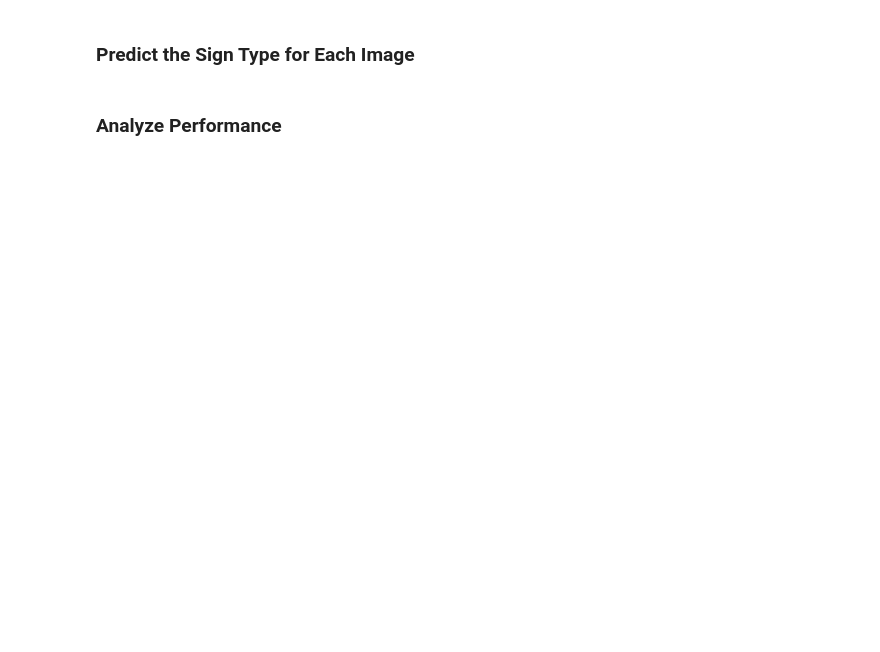
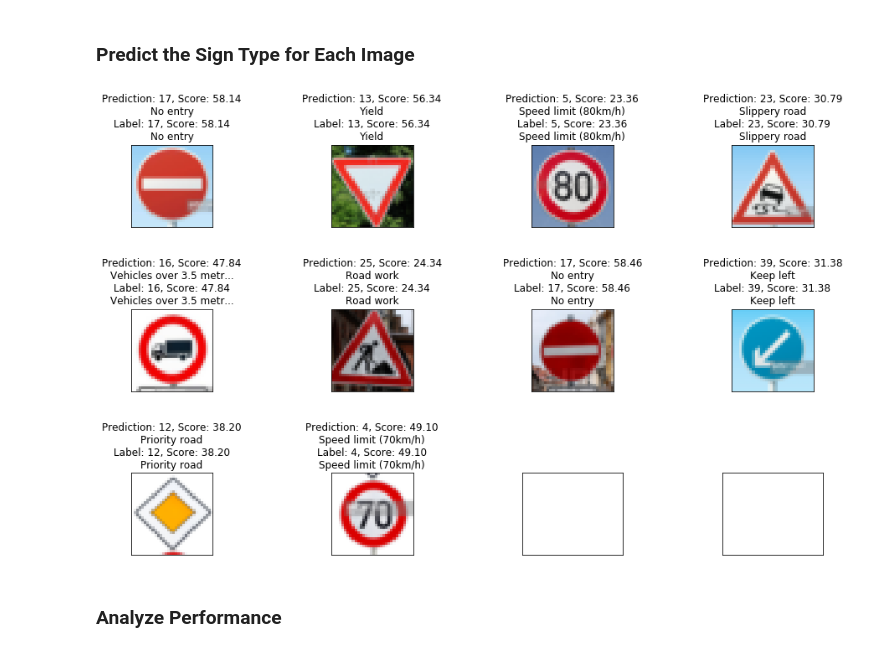
Before and after one commit to shonkatzenberger/sdc_proj_2, a Jupyter notebook: Traffic_Sign_Classifier.ipynb, the cells around one changed output. Cells and saved outputs as stored; diff of their text form; code cells hidden in the pictures; blank space fills up the shorter version.

```diff
--- a/Traffic_Sign_Classifier.ipynb
+++ b/Traffic_Sign_Classifier.ipynb
@@ -390,9 +550,9 @@ def _eval(sess, xsAll, ysAll, batchSize=100):
             })
         acc_sum += acc
         loss_sum += loss
-    return acc_sum / num, loss_sum / num
+    return acc_sum, loss_sum, num
 
-def _train(sess, xsAll, ysAll, rand, rate, kr1, kr2, kr3, batchSize=100):
+def _trainOne(sess, xsAll, ysAll, rand, rate, kr1, kr2, kr3, batchSize=100):
     """ Performs one training epoch. """
     assert batchSize > 0
     assert xsAll.shape[0] == ysAll.shape[0]
@@ -411,19 +571,19 @@ def _train(sess, xsAll, ysAll, rand, rate, kr1, kr2, kr3, batchSize=100):
                 g_kr1: kr1, g_kr2: kr2, g_kr3: kr3
             })
 
-def _trainMulti(sess, epochs, xsAll, ysAll, rand, rate, kr1, kr2, kr3, batchSize=100):
+def _trainMulti(sess, epochs, xsAll, ysAll, rand, rate, kr1, kr2, kr3, batchSize):
     """ Performs multiple epochs, and reports statistics after each. """
     assert epochs > 0
 
-    print("*** Starting {} epochs with learning rate: {}".format(epochs, rate))
+    print("*** Starting {} epochs with batch size {} and learning rate {}".format(epochs, batchSize, rate))
     for i in range(epochs):
         t0 = time.time()
-        _train(sess, featuresTrain, y_train, rand, rate, kr1, kr2, kr3, batchSize)
+        _trainOne(sess, featuresTrain, y_train, rand, rate, kr1, kr2, kr3, batchSize)
         t1 = time.time()
         print("  Epoch {} took: {:.04f} sec".format(i, t1 - t0))
 
-        acc, loss = _eval(sess, featuresTrain, y_train, batchSize)
-        print("    Training   accuracy and loss: {:.03f}, {:.03f}".format(acc, loss))
-        acc, loss = _eval(sess, featuresValid, y_valid, batchSize)
-        print("    Validation accuracy and loss: {:.03f}, {:.03f}".format(acc, loss))
+        acc, loss, num = _eval(sess, featuresTrain, y_train, batchSize)
+        print("    Training   accuracy and loss: {:.03f}, {:.03f}".format(acc / num, loss / num))
+        acc, loss, num = _eval(sess, featuresValid, y_valid, batchSize)
+        print("    Validation accuracy and loss: {:.03f}, {:.03f}".format(acc / num, loss / num))
 # %%
@@ -490,3 +710,59 @@ You may find `signnames.csv` useful as it contains mappings from the class id (i
+# %%
+### Run the predictions here and use the model to output the prediction for each image.
+### Make sure to pre-process the images with the same pre-processing pipeline used earlier.
+### Feel free to use as many code cells as needed.
+
+def _predictAndShowResults(labels, pixels):
+    # Normalize the pixels.
+    features = _normImages(pixels)
+
+    # Run the images through the classifier
+    logits = _sess.run(
+        g_logits,
+        feed_dict={
+            g_x: features,
+            g_kr1: 1.0, g_kr2: 1.0, g_kr3: 1.0
+        })
+
+    # Get the predicted classes.
+    predictions = np.argmax(logits, axis=-1)
+
+    numPerRow = 4
+    numRows = (labels.shape[0] + numPerRow - 1) // numPerRow
+    fig, axes = plt.subplots(
+        numRows, numPerRow, figsize=(15, 3 * numRows),
+        subplot_kw={'xticks': [], 'yticks': []})
+    fig.subplots_adjust(hspace=1.0, wspace=1.0)
+
+    lenMax = 25
+    def _trim(txt):
+        if len(txt) <= lenMax:
+            return txt
+        return txt[:lenMax - 3] + '...'
+
+    # Show the images again with the label, prediction, and raw scores (not probabilities).
+    for i, ax in enumerate(axes.flat):
+        if i >= pixels.shape[0]:
+            break
+        ax.imshow(pixels[i])
+
+        label = labels[i]
+        txtLab = _trim(signNames[label])
+        pred = predictions[i]
+        txtPred = _trim(signNames[pred])
+        ax.set_title(
+            "Prediction: {}, Score: {:3.2f}\n{}\nLabel: {}, Score: {:3.2f}\n{}".format(
+                pred, logits[i, pred], txtPred,
+                label, logits[i, label], txtLab
+            )
+        )
+
+    plt.show()
+    return logits
+
+_logitsExtra = _predictAndShowResults(_labelsExtra, _imagesExtra)
+# %% [output]
+[figure, added]
 # %% [markdown]
 ### Analyze Performance
 # %%
```
Also changed, not shown: parts of 26 cells of this notebook, 10 other files.
